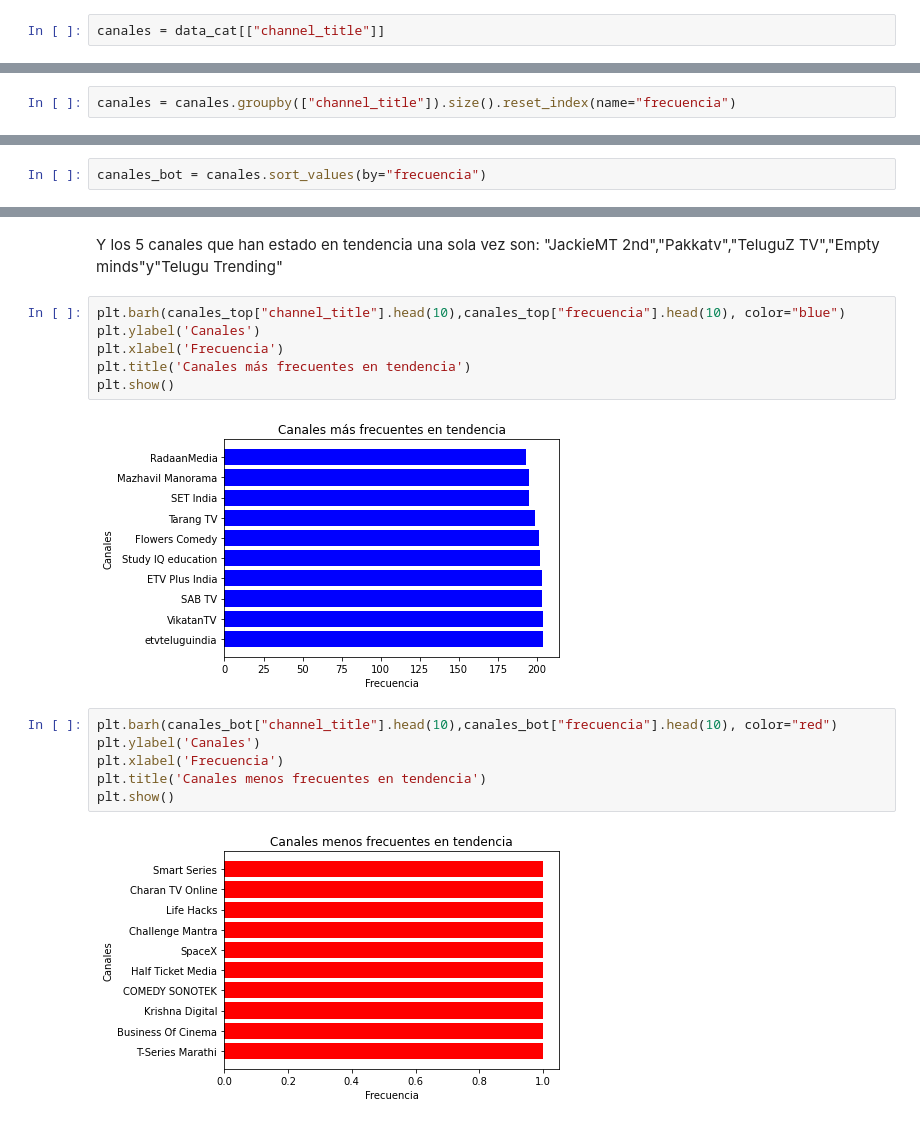
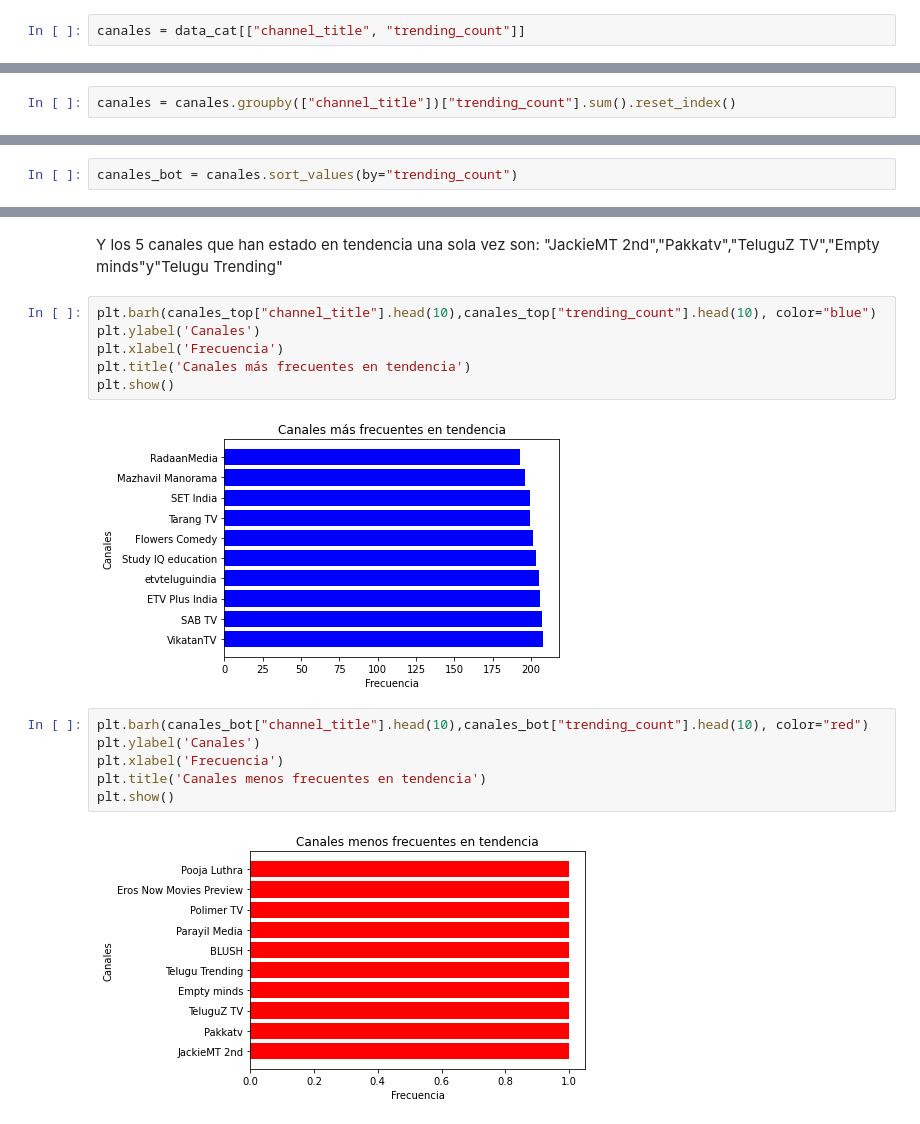
Before and after one commit to Adm-Info/EB-2022-1-CC50, a Jupyter notebook: code/9.preproc-req-cats-preg6.ipynb, the cells around one changed output, grey strips where cells are left out. Saved outputs shown, nothing was run; the diff lists cells and outputs as text.

```diff
--- a/code/9.preproc-req-cats-preg6.ipynb
+++ b/code/9.preproc-req-cats-preg6.ipynb
@@ -21,5 +21,5 @@ data_cat.sort_values(by="channel_title").head()
 # %%
-canales = data_cat[["channel_title"]]
+canales = data_cat[["channel_title", "trending_count"]]
 # %%
 canales
 # %% [output]
@@ -39,3 +39,3 @@ canales
 # %%
-canales = canales.groupby(["channel_title"]).size().reset_index(name="frecuencia")
+canales = canales.groupby(["channel_title"])["trending_count"].sum().reset_index()
 # %%
@@ -59,7 +59,7 @@ canales_top
 # %% [markdown]
 Como se puede observar los 5 canales que estan en tendencia con mayor frecuencia son: "VikatanTV", "SAB TV", "ETV Plus India", "etvteluguindia" y "Study IQ education"
 # %%
-canales_bot = canales.sort_values(by="frecuencia")
+canales_bot = canales.sort_values(by="trending_count")
 # %%
 canales_bot
 # %% [output]
@@ -79,18 +79,18 @@ canales_bot
 # %% [markdown]
 Y los 5 canales que han estado en tendencia una sola vez son: "JackieMT 2nd","Pakkatv","TeluguZ TV","Empty minds"y"Telugu Trending"
 # %%
-plt.barh(canales_top["channel_title"].head(10),canales_top["frecuencia"].head(10), color="blue")
+plt.barh(canales_top["channel_title"].head(10),canales_top["trending_count"].head(10), color="blue")
 plt.ylabel('Canales')
 plt.xlabel('Frecuencia')
 plt.title('Canales más frecuentes en tendencia')
 plt.show()
 # %% [output]
-[figure, old version]
+[figure, new version]
 # %%
-plt.barh(canales_bot["channel_title"].head(10),canales_bot["frecuencia"].head(10), color="red")
+plt.barh(canales_bot["channel_title"].head(10),canales_bot["trending_count"].head(10), color="red")
 plt.ylabel('Canales')
 plt.xlabel('Frecuencia')
 plt.title('Canales menos frecuentes en tendencia')
 plt.show()
 # %% [output]
-[figure, old version]
+[figure, new version]
```
Also changed, not shown: parts of 5 cells of this notebook, 1 other file.
